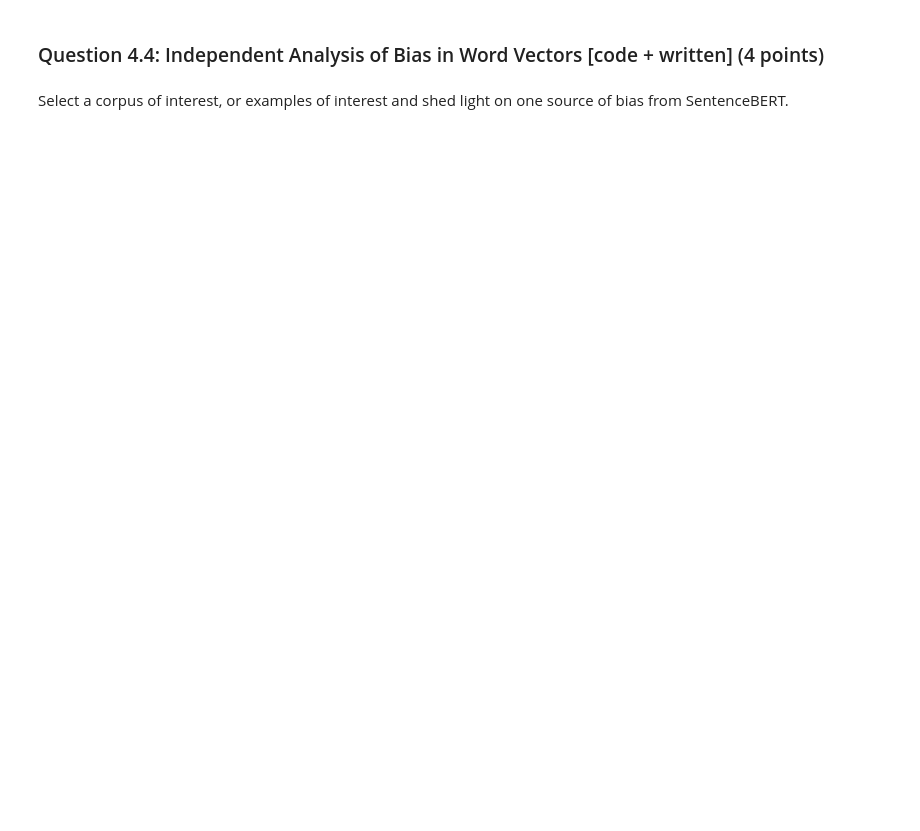
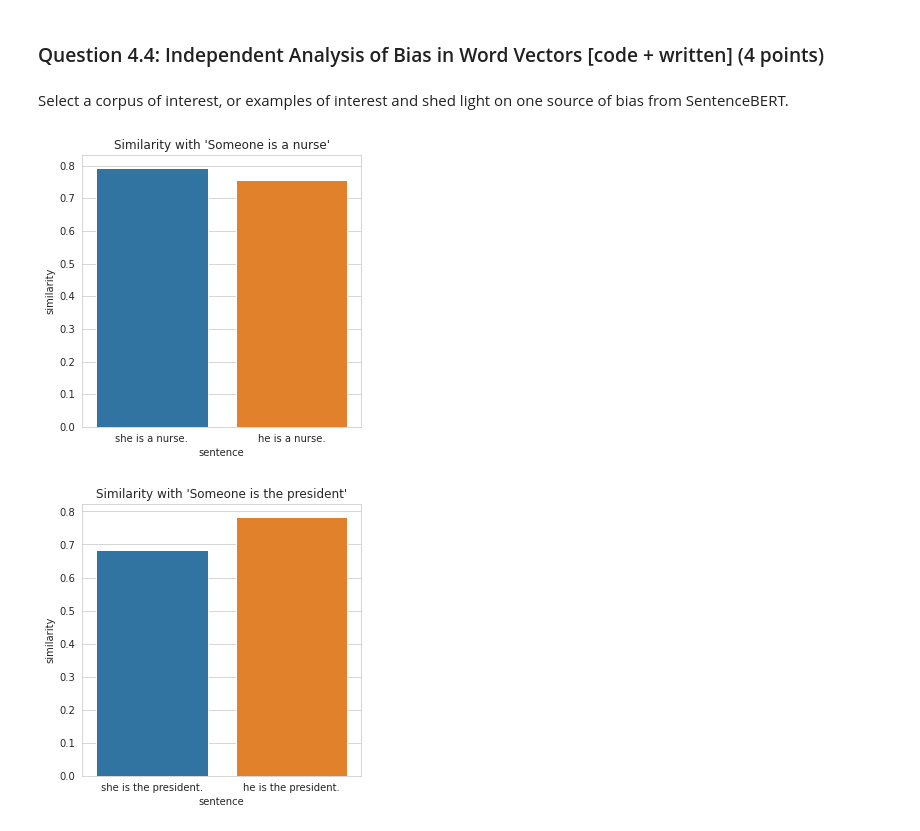
Before and after one commit to Miolith/nlp3-labs, a Jupyter notebook: Lab1_EPITA.ipynb, the cells around one changed output. Drawn from its saved outputs; the diff is of its cells as text; code cells hidden in the pictures; blank space fills up the shorter version.

```diff
--- a/Lab1_EPITA.ipynb
+++ b/Lab1_EPITA.ipynb
@@ -1293,0 +1302,39 @@ for i, cluster in clustered_sentences.items():
+# %%
+# show genre biases in the sentence embedder
+
+# define corpus of gender biased sentences
+corpus = ["someone is a nurse.", "she is a nurse.", "he is a nurse.",
+          "someone is the president.", "she is the president.", "he is the president."]
+
+# encode the corpus
+corpus_embeddings = embedder.encode(corpus)
+corpus_embeddings = corpus_embeddings /  np.linalg.norm(corpus_embeddings, axis=1, keepdims=True)
+
+# compute the similarity between gender neutral and gendered sentences
+nurse_sentences = corpus[1:3]
+nurse_embeddings = corpus_embeddings[1:3]
+doctor_sentences = corpus[4:6]
+doctor_embeddings = corpus_embeddings[4:6]
+
+female_biases = np.inner(nurse_embeddings, corpus_embeddings[0])
+male_biases = np.inner(doctor_embeddings, corpus_embeddings[3])
+
+# show the results in a dataframe
+female_df = pd.DataFrame({'sentence': nurse_sentences, 'similarity': female_biases})
+male_df = pd.DataFrame({'sentence': doctor_sentences, 'similarity': male_biases})
+
+import seaborn as sns
+
+sns.set_style("whitegrid")
+plt.figure(figsize=(5, 5))
+plt.title("Similarity with 'Someone is a nurse'")
+sns.barplot(x='sentence', y='similarity', data=female_df)
+plt.show()
+
+plt.figure(figsize=(5, 5))
+plt.title("Similarity with 'Someone is the president'")
+sns.barplot(x='sentence', y='similarity', data=male_df)
+plt.show()
+# %% [output]
+[figure, added]
+[figure, added]
```
Also changed, not shown: parts of 15 cells of this notebook.
